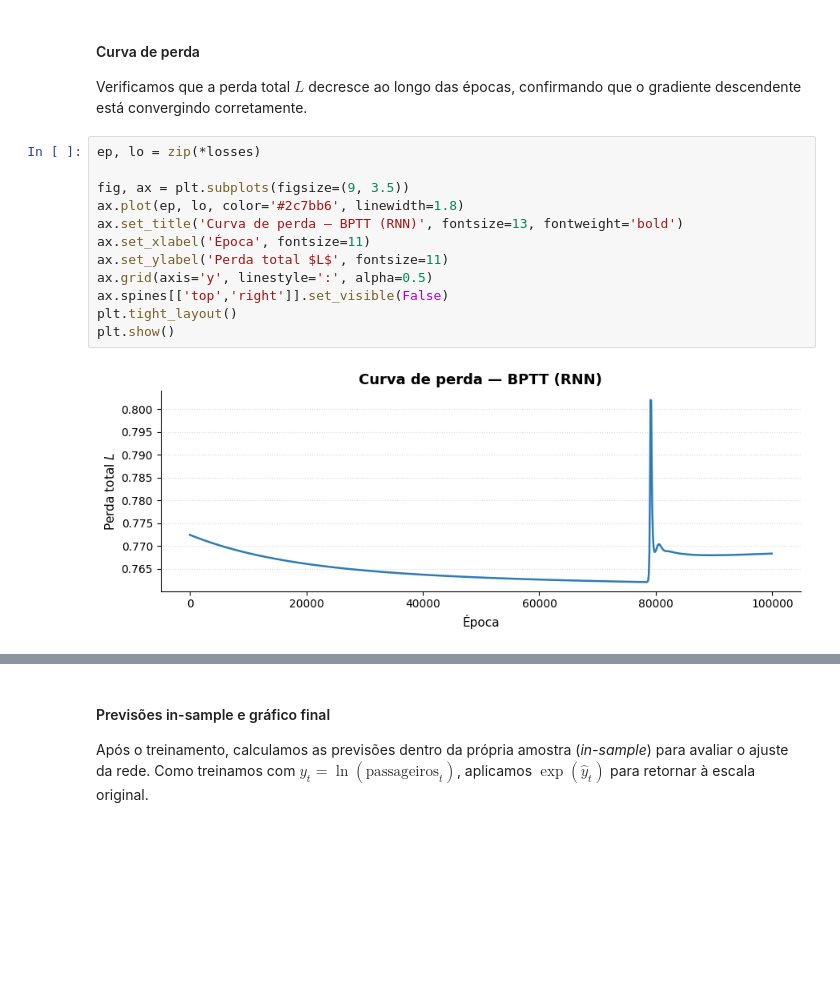
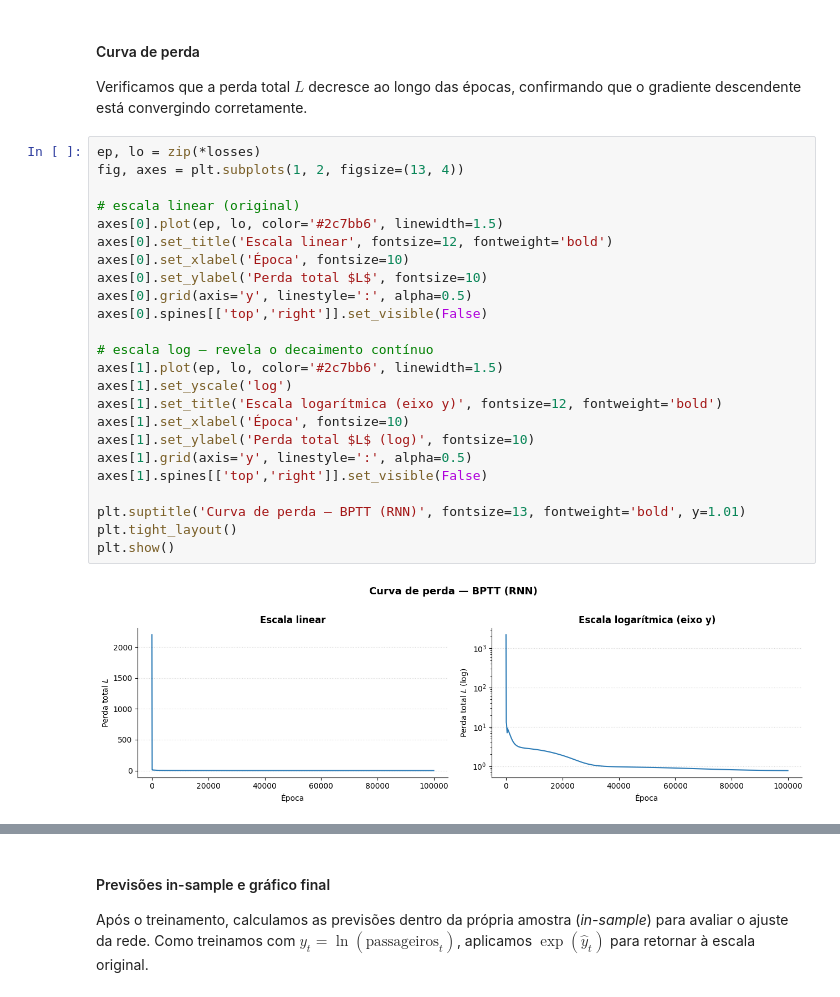
Before and after one commit to MaluSevilha/APS-MPA, a Jupyter notebook: APS.ipynb, the cells around one changed output, grey strips where cells are left out. Drawn from its saved outputs; the diff is of its cells as text; blank space fills up the shorter version.

```diff
--- a/APS.ipynb
+++ b/APS.ipynb
@@ -163,17 +179,29 @@ Parâmetros finais — u=1.3639, v=5.3723, a=0.8500, b=-2.2916, c=-2.3148
 #### Curva de perda
 
 Verificamos que a perda total $L$ decresce ao longo das épocas, confirmando que o gradiente descendente está convergindo corretamente.
-# %%
-ep, lo = zip(*losses)
-
-fig, ax = plt.subplots(figsize=(9, 3.5))
-ax.plot(ep, lo, color='#2c7bb6', linewidth=1.8)
-ax.set_title('Curva de perda — BPTT (RNN)', fontsize=13, fontweight='bold')
-ax.set_xlabel('Época', fontsize=11)
-ax.set_ylabel('Perda total $L$', fontsize=11)
-ax.grid(axis='y', linestyle=':', alpha=0.5)
-ax.spines[['top','right']].set_visible(False)
-plt.tight_layout()
-plt.show()
-# %% [output]
-[figure, removed]
+# %%
+ep, lo = zip(*losses)
+fig, axes = plt.subplots(1, 2, figsize=(13, 4))
+
+# escala linear (original)
+axes[0].plot(ep, lo, color='#2c7bb6', linewidth=1.5)
+axes[0].set_title('Escala linear', fontsize=12, fontweight='bold')
+axes[0].set_xlabel('Época', fontsize=10)
+axes[0].set_ylabel('Perda total $L$', fontsize=10)
+axes[0].grid(axis='y', linestyle=':', alpha=0.5)
+axes[0].spines[['top','right']].set_visible(False)
+
+# escala log — revela o decaimento contínuo
+axes[1].plot(ep, lo, color='#2c7bb6', linewidth=1.5)
+axes[1].set_yscale('log')
+axes[1].set_title('Escala logarítmica (eixo y)', fontsize=12, fontweight='bold')
+axes[1].set_xlabel('Época', fontsize=10)
+axes[1].set_ylabel('Perda total $L$ (log)', fontsize=10)
+axes[1].grid(axis='y', linestyle=':', alpha=0.5)
+axes[1].spines[['top','right']].set_visible(False)
+
+plt.suptitle('Curva de perda — BPTT (RNN)', fontsize=13, fontweight='bold', y=1.01)
+plt.tight_layout()
+plt.show()
+# %% [output]
+[figure, added]
```
Also changed, not shown: parts of 7 cells of this notebook, 1 other file.
